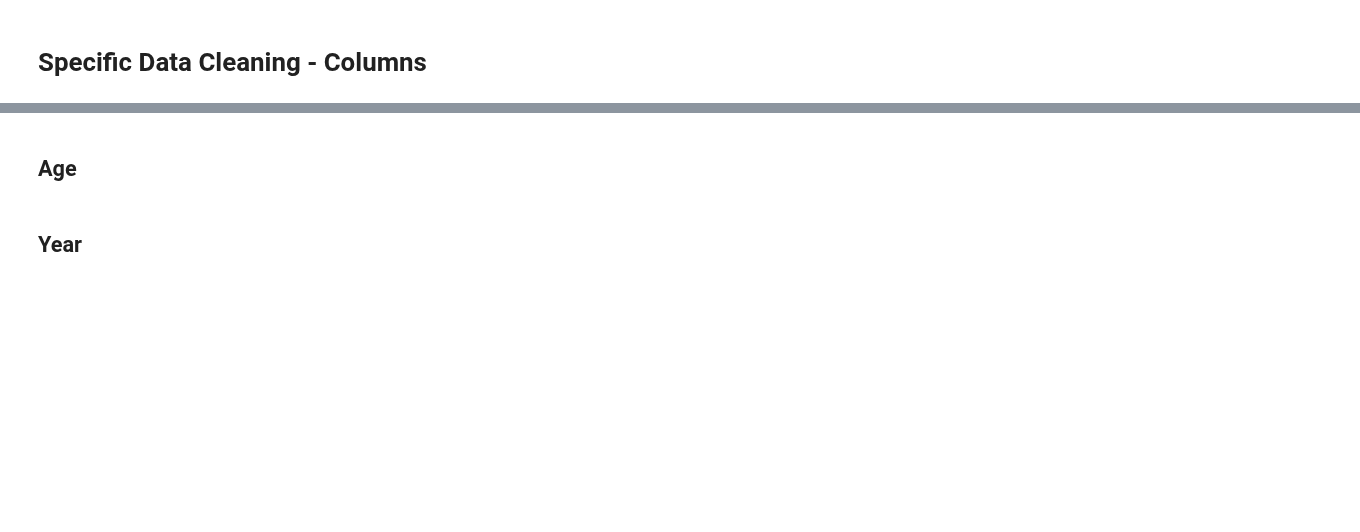
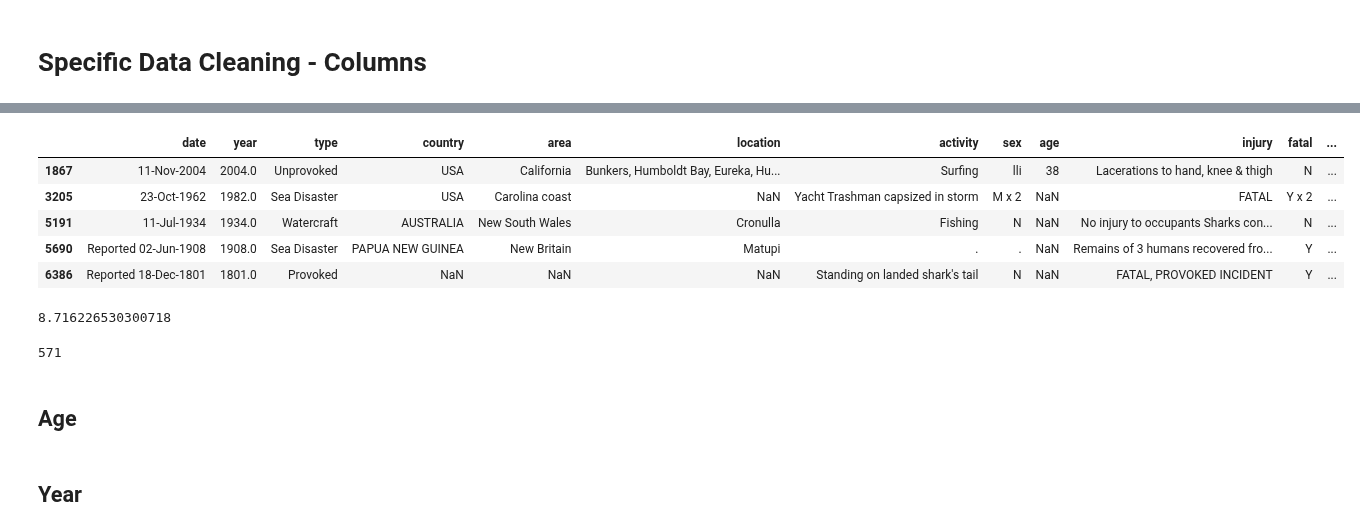
Before and after one commit to gabrielanakasato/ironhack-daft, a Jupyter notebook: proj/w03-project02/proj02-shark-attack.ipynb, the cells around one changed output, grey strips where cells are left out. Drawn from its saved outputs; the diff is of its cells as text; code cells hidden in the pictures; blank space fills up the shorter version.

```diff
--- a/proj/w03-project02/proj02-shark-attack.ipynb
+++ b/proj/w03-project02/proj02-shark-attack.ipynb
@@ -198,6 +244,6 @@ As shown above, there are 2 rows that are duplicated. Therefore, they can be rem
 # %%
 # Remove duplicated rows
-df = df[df.duplicated()]
+df = df.drop_duplicates(keep='first')
 
 # Check the result
 df.duplicated().sum()
@@ -210,9 +260,0 @@ df.duplicated().sum()
-# %%
-# Remove all rows that have NaN in all columns
-# There is total of 25792 lines, but all columns do not have even 9000 rows with non-NaN.. Therefore, there are lots of
-# rows that all columns are only missing values
-df = df.dropna(how='all')
-# %%
-# Remove all rows that have less than 3 non-NaN
-# If the row contains less than 3 non-NaN, there is basically no information about a shark accident
-df = df.dropna(thresh=3)
@@ -223,0 +303,6 @@ df
+# %%
+# Remove unnecessary spaces in the values
+df.sex = df.sex.str.strip()
+
+# Check the result
+df.sex.value_counts()
@@ -224,3 +317,25 @@ df
+# %%
+# Check the rows with values that are not 'M', nor 'F', nor NaN
+df[(df.sex != 'M') & (df.sex != 'F') & (df.sex == df.sex)]
+# %% [output]
+|  | date | year | type | country | area | location | activity | sex | age | injury | fatal | ... |
+| 1867 | 11-Nov-2004 | 2004.0 | Unprovoked | USA | California | Bunkers, Humboldt Bay, Eureka, Hu... | Surfing | lli | 38 | Lacerations to hand, knee & thigh | N | ... |
+| 3205 | 23-Oct-1962 | 1982.0 | Sea Disaster | USA | Carolina coast | NaN | Yacht Trashman capsized in storm | M x 2 | NaN | FATAL | Y x 2 | ... |
+| 5191 | 11-Jul-1934 | 1934.0 | Watercraft | AUSTRALIA | New South Wales | Cronulla | Fishing | N | NaN | No injury to occupants Sharks con... | N | ... |
+| 5690 | Reported 02-Jun-1908 | 1908.0 | Sea Disaster | PAPUA NEW GUINEA | New Britain | Matupi | . | . | NaN | Remains of 3 humans recovered fro... | Y | ... |
+| 6386 | Reported 18-Dec-1801 | 1801.0 | Provoked | NaN | NaN | NaN | Standing on landed shark's tail | N | NaN | FATAL, PROVOKED INCIDENT | Y | ... |
+# %%
+# Number of rows
+n_rows = df.shape[0]
+
+# Check % of missing values
+df.sex.isna().mean()*100
+# %% [output]
+8.716226530300718
+# %%
+df.sex.isna().sum()
+# %% [output]
+571
 # %% [markdown]
 ## Age
 # %%
```
Also changed, not shown: parts of 19 cells of this notebook.
